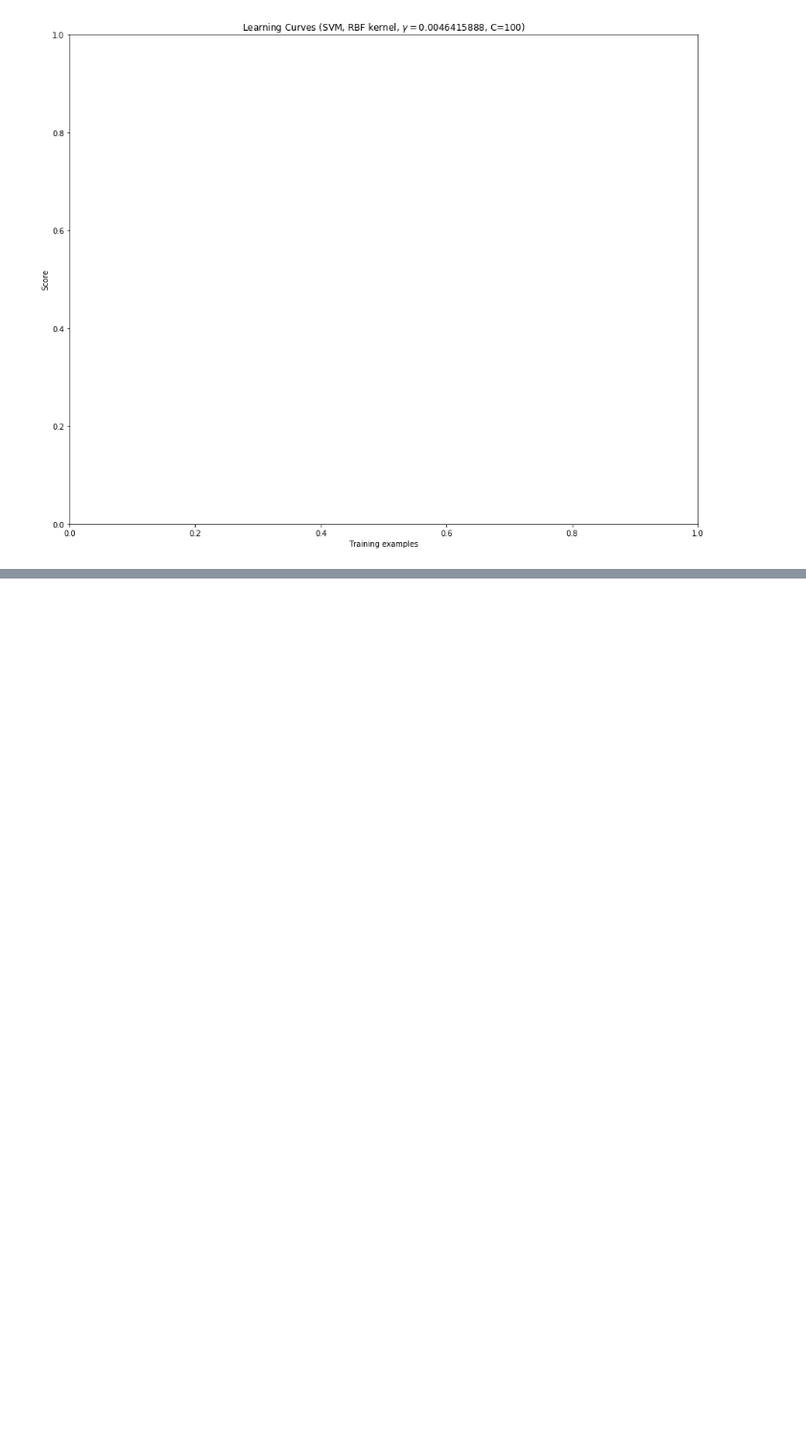
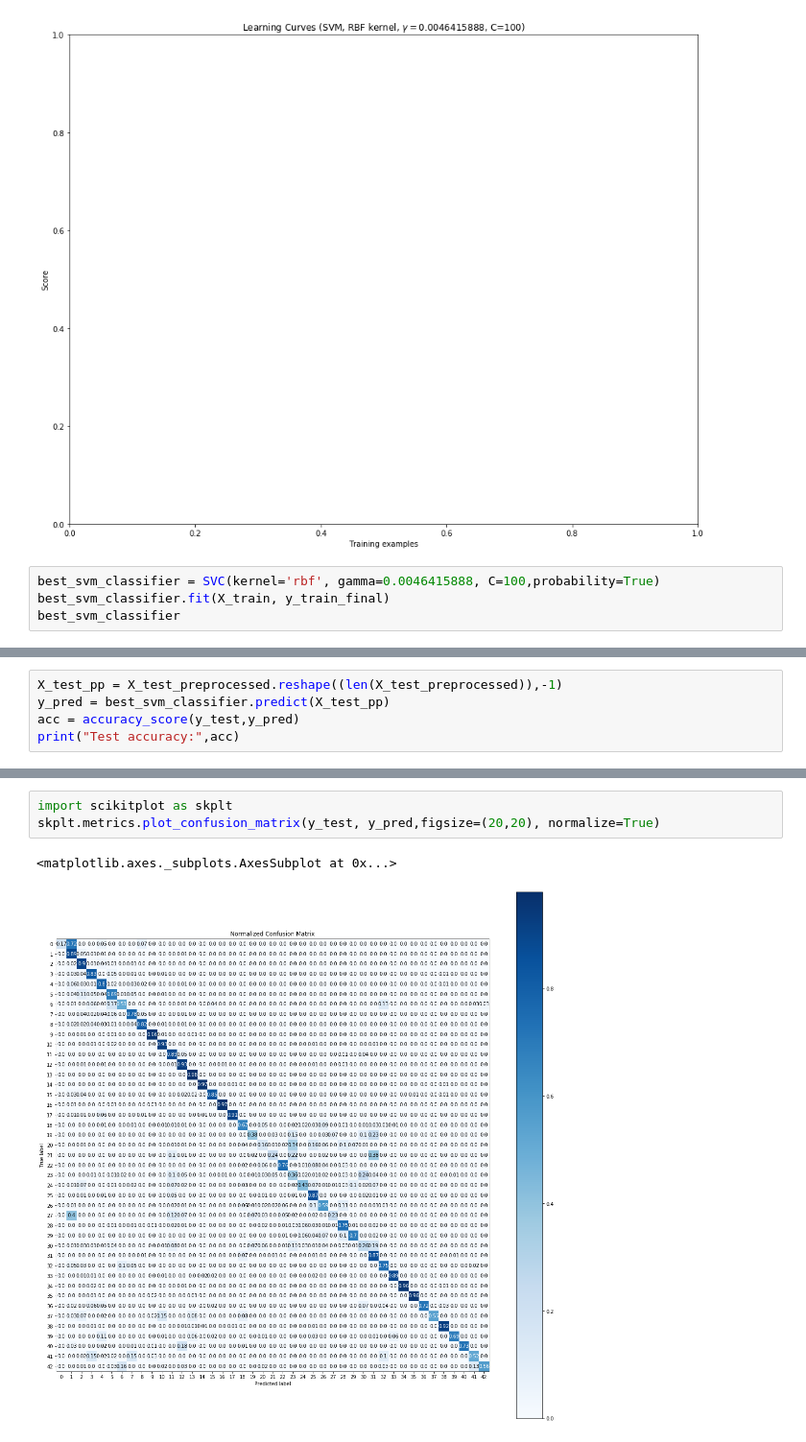
Before and after one commit to apanchal/iima-epaba-batch03, a Jupyter notebook: notebooks/0000_002_1.ipynb, the cells around one changed output, grey strips where cells are left out. Shown at 96% size. Cells and saved outputs as stored; diff of their text form; blank space fills up the shorter version.

```diff
--- a/notebooks/0000_002_1.ipynb
+++ b/notebooks/0000_002_1.ipynb
@@ -252,3 +263,7 @@ plt.show()
 # %% [output]
 NameError: name 'train_sizes' is not defined
 [figure]
+# %%
+best_svm_classifier = SVC(kernel='rbf', gamma=0.0046415888, C=100,probability=True)
+best_svm_classifier.fit(X_train, y_train_final)
+best_svm_classifier
@@ -254,0 +281,5 @@ NameError: name 'train_sizes' is not defined
+# %%
+X_test_pp = X_test_preprocessed.reshape((len(X_test_preprocessed)),-1)
+y_pred = best_svm_classifier.predict(X_test_pp)
+acc = accuracy_score(y_test,y_pred)
+print("Test accuracy:",acc)
@@ -254,0 +315,6 @@ NameError: name 'train_sizes' is not defined
+# %%
+import scikitplot as skplt
+skplt.metrics.plot_confusion_matrix(y_test, y_pred,figsize=(20,20), normalize=True)
+# %% [output]
+<matplotlib.axes._subplots.AxesSubplot at 0x...>
+[figure, added]
```
Also changed, not shown: parts of 16 cells of this notebook, 53 other files.
